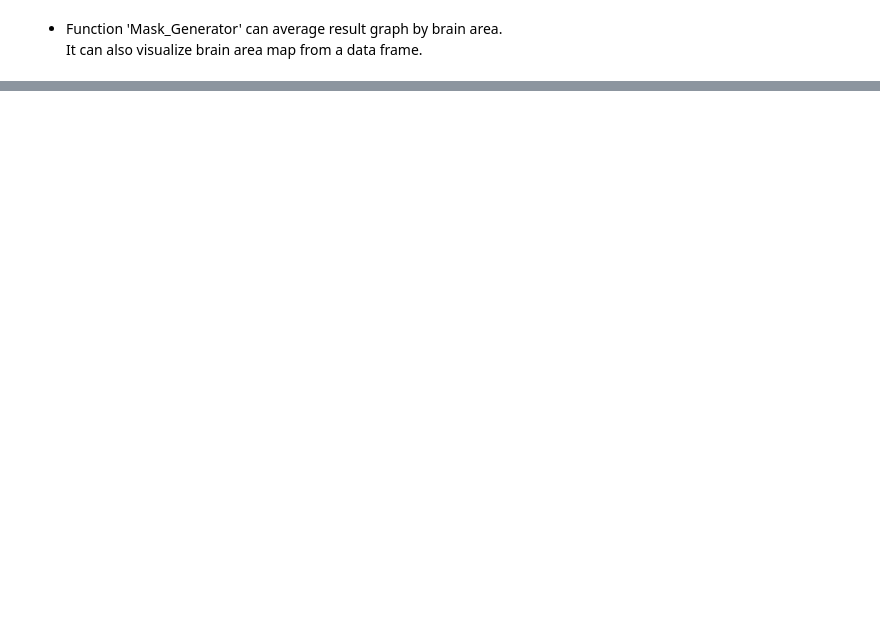
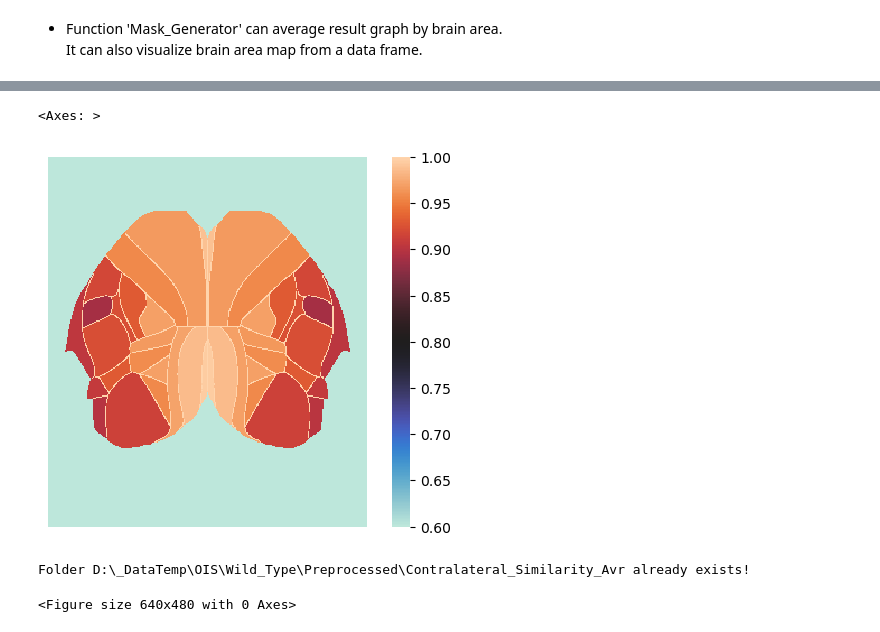
Before and after one commit to adolescent/Lulab_OI_Infrastructure, a Jupyter notebook: Tutorial/FC_Analysis_Demo/Part2_Direct_Corr_Methods/P2A1_Seedpoint_CorrMatrix.ipynb, the cells around one changed output, grey strips where cells are left out. Saved outputs shown, nothing was run; the diff lists cells and outputs as text; code cells hidden in the pictures; blank space fills up the shorter version.

```diff
--- a/Tutorial/FC_Analysis_Demo/Part2_Direct_Corr_Methods/P2A1_Seedpoint_CorrMatrix.ipynb
+++ b/Tutorial/FC_Analysis_Demo/Part2_Direct_Corr_Methods/P2A1_Seedpoint_CorrMatrix.ipynb
@@ -230,0 +218,34 @@ plt.imshow(MG.masks.loc[1,'Mask'])
+# %%
+contra_matrix_avr = np.zeros(shape = contra_matrix.shape)
+
+
+for i in tqdm(range(len(contra_matrix))):
+    graph = contra_matrix[i,:,:]
+    c_response = MG.Avr_By_Area(graph=graph,min_pix = 100)
+    c_resp_map = MG.Get_Weight_Map(c_response)
+
+    # NOTE this avr have a litte problem on boulder, so you need to clip it.
+    contra_matrix_avr[i,:,:] = np.clip(c_resp_map,-1,1)
+
+
+# show example corr.
+
+sns.heatmap(c_resp_map,square=True,vmax = 1,center = 0.8,vmin = 0.6,xticklabels = False,yticklabels = False)
+# %% [output]
+<Axes: >
+[figure, added]
+# %%
+# save brain-avr contralateral matrix.
+savepath = cf.join(wp,'Contralateral_Similarity_Avr')
+cf.mkdir(savepath)
+
+for i in tqdm(range(len(contra_matrix_avr))):
+    plt.clf()
+    # plt.cla()
+    fig,ax = plt.subplots(ncols=1,nrows=1,figsize = (8,8))
+    sns.heatmap(contra_matrix_avr[i,:,:],center = 0.6,vmax = 1,vmin = 0.2,square = True,xticklabels = False,yticklabels = False,ax = ax)
+    fig.savefig(cf.join(savepath,f'{10000+i}.png'))
+    plt.close(fig)
+# %% [output]
+Folder D:\_DataTemp\OIS\Wild_Type\Preprocessed\Contralateral_Similarity_Avr already exists!
+<Figure size 640x480 with 0 Axes>
```
Also changed, not shown: parts of 5 cells of this notebook, 1 other file.
